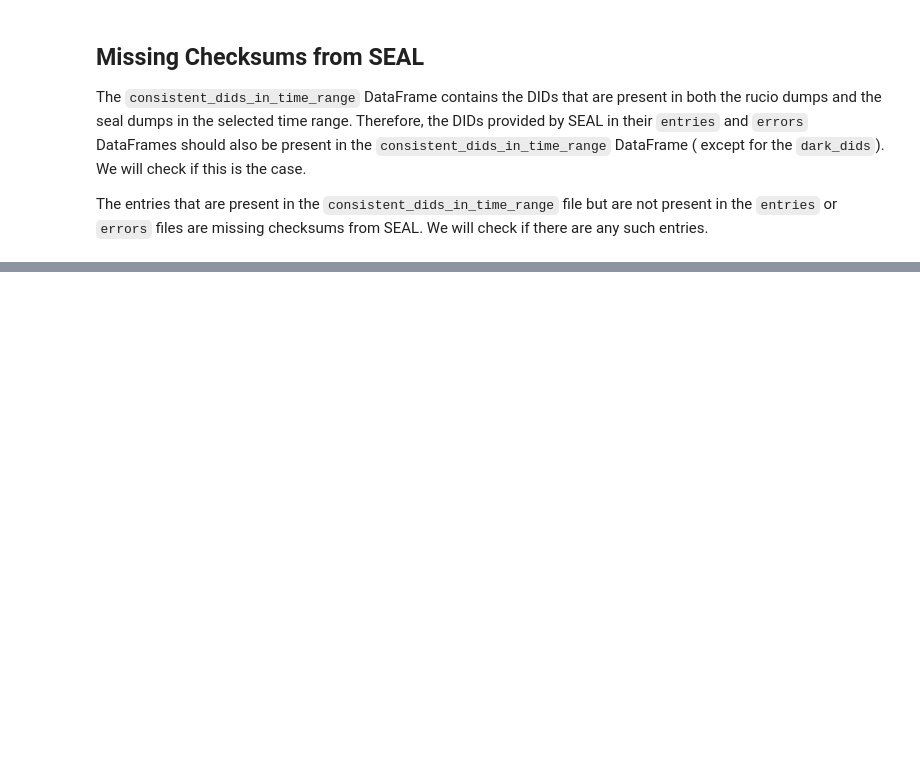
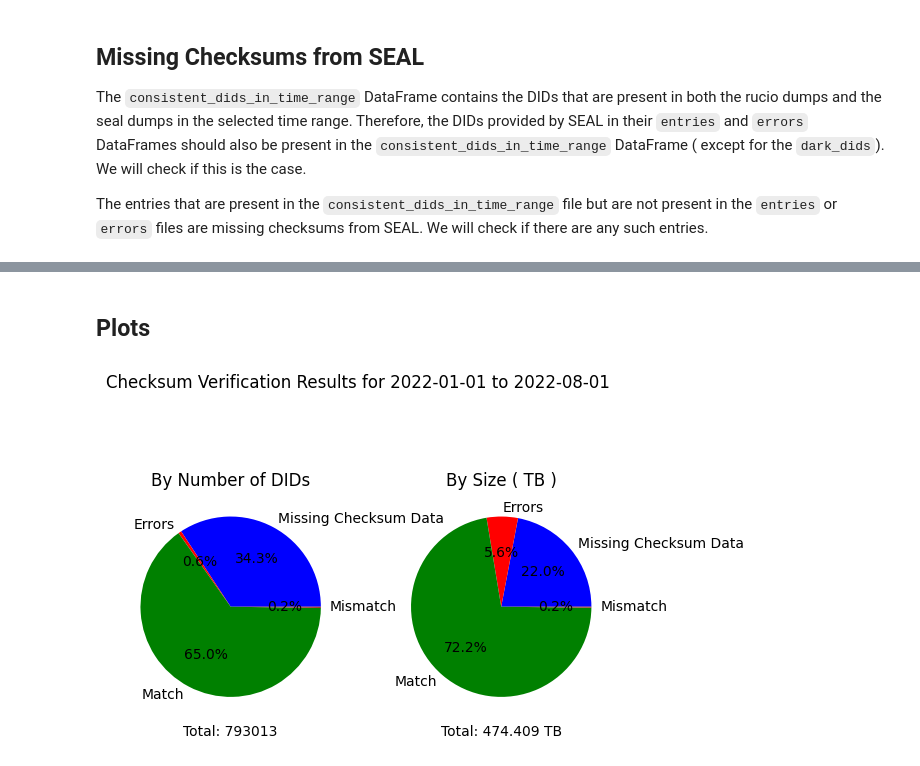
Before and after one commit to maany/rucio-ops, a Jupyter notebook: consistency_checks/checksum_verification.ipynb, the cells around one changed output, grey strips where cells are left out. Cells and saved outputs as stored; diff of their text form; code cells hidden in the pictures; blank space fills up the shorter version.

```diff
--- a/consistency_checks/checksum_verification.ipynb
+++ b/consistency_checks/checksum_verification.ipynb
@@ -112,0 +149,10 @@ Of these, checksums were provided by SEAL for 516978 DIDs. SEAL could not genera
+# %%
+df_merged_checksum_data = checksum_verification_df.merge(entries, on='path')
+df_merged_checksum_data['checksum_match'] = df_merged_checksum_data['checksum'] == df_merged_checksum_data['hash_adler32']
+
+# count the number of checksums that match
+df_verified_replicas = df_merged_checksum_data[df_merged_checksum_data['checksum_match'] == True]
+df_bad_replicas = df_merged_checksum_data[df_merged_checksum_data['checksum_match'] == False]
+
+checksum_match_count = df_verified_replicas.shape[0]
+checksum_mismatch_count = df_bad_replicas.shape[0]
@@ -112,0 +191,17 @@ Of these, checksums were provided by SEAL for 516978 DIDs. SEAL could not genera
+# %%
+print(f"Checksum Verification Results (Size): ")
+print(f"Time Range {date_start} to {date_end}")
+
+size_potential_checksum_verification = bytesToTB(consistent_dids_in_time_range['size'].sum())
+size_missing_checksum = bytesToTB(dids_missing_checksums['size'].sum())
+size_errors = bytesToTB(errors['size_bytes'].sum())
+size_verifiable = bytesToTB(checksum_verification_df['size'].sum())
+size_verified = bytesToTB(df_verified_replicas['size_x'].sum())
+size_mismatch = bytesToTB(df_bad_replicas['size_x'].sum())
+
+print(f"Potential size for checksum verification: {size_potential_checksum_verification} TB")
+print(f"Missing Checksum Info for : {size_missing_checksum} TB")
+print(f"Errors: {size_errors} TB")
+print(f"Total verifiable size: {size_verifiable} TB")
+print(f"Verified Size (matching checksums): {size_verified} TB")
+print(f"Checksum Mismatch: {size_mismatch} TB")
@@ -112,0 +217,20 @@ Of these, checksums were provided by SEAL for 516978 DIDs. SEAL could not genera
+# %% [markdown]
+## Plots
+# %%
+import matplotlib.pyplot as plt
+
+fig, axs = plt.subplots(1, 2)
+fig.suptitle(f"Checksum Verification Results for {date_start.strftime('%Y-%m-%d')} to {date_end.strftime('%Y-%m-%d')}")
+
+axs[0].title.set_text('By Number of DIDs')
+axs[0].pie([num_missing_checksums, num_errors, num_verified_checksums, num_mismatch_checksums], labels=['Missing Checksum Data', 'Errors', 'Match', 'Mismatch'], colors=['blue', 'red', 'green', 'brown'], autopct='%1.1f%%')
+axs[0].xaxis.set_label_text('Total: ' + str(num_potential_checksum_verification))
+
+axs[1].title.set_text('By Size ( TB )')
+axs[1].pie([size_missing_checksum, size_errors, size_verified, size_mismatch], labels=['Missing Checksum Data', 'Errors', 'Match', 'Mismatch'], colors=['blue', 'red', 'green', 'brown'], autopct='%1.1f%%')
+axs[1].xaxis.set_label_text(f'Total: {size_potential_checksum_verification} TB')
+
+
+plt.show()
+# %% [output]
+[figure, added]
```
Also changed, not shown: parts of 20 cells of this notebook, 1 other file.
